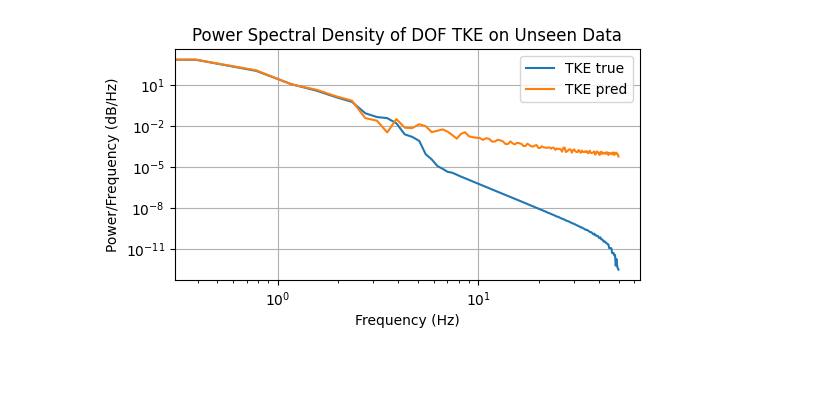
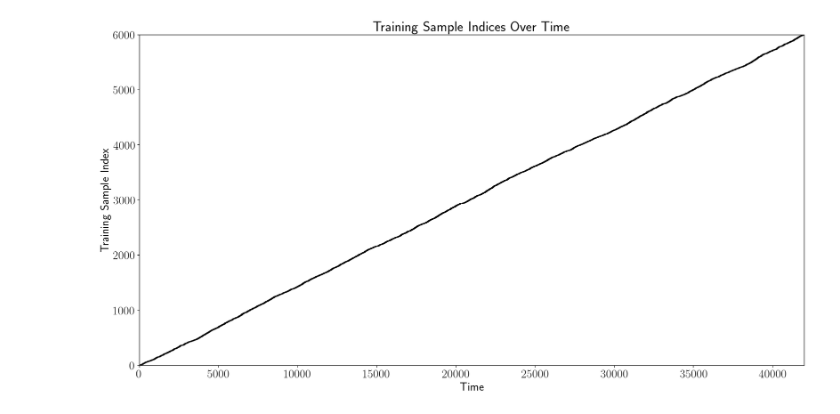
Before and after one commit to morton311/DLS_ML, a Jupyter notebook: pred_analysis.ipynb, the cells around one changed output. Saved outputs shown, nothing was run; the diff lists cells and outputs as text; code cells hidden in the pictures; blank space fills up the shorter version.

```diff
--- a/pred_analysis.ipynb
+++ b/pred_analysis.ipynb
@@ -16,7 +16,7 @@ import matplotlib.pyplot as plt
 stdout = sys.stdout
 stderr = sys.stderr
 
-config_file = 'configs/re15k.json'
+config_file = 'configs/re30k_6ktrain.json'
 with open(config_file, "r") as f:
     config = json.load(f)
 
@@ -76,8 +33,0 @@ val_indices = np.array(val_indices)[:len(predictions)]
-# %%
-with h5py.File(run.paths_bib.latent_path, 'r') as f:
-    dof = np.zeros((len(predictions),2* f['dof_u'].shape[1]), dtype=np.float32)
-    for i, idx in enumerate(val_indices):
-        # print(idx)
-        dof_u = f['dof_u'][idx:idx+1]
-        dof_v = f['dof_v'][idx:idx+1]
-        dof[i] = np.concatenate((dof_u, dof_v), axis=1)
@@ -134,18 +33,0 @@ plt.show()
-# %%
-# plot psds of TKE together using welch method
-from scipy.signal import welch
-def plot_psd(data, fs, label):
-    f, Pxx = welch(data, fs=fs)
-    plt.loglog(f, Pxx, label=label)
-fs = 100
-plt.figure(figsize=(6,3))
-plot_psd(tke_true, fs, 'TKE true')
-plot_psd(tke_pred, fs, 'TKE pred')
-plt.title('Power Spectral Density of DOF TKE on Unseen Data')
-plt.xlabel('Frequency (Hz)')
-plt.ylabel('Power/Frequency (dB/Hz)')
-plt.legend()
-plt.grid()
-plt.show()
-# %% [output]
-[figure, removed]
@@ -151,0 +36,16 @@ plt.show()
+# %%
+plt.rcParams.update({'font.size': 20})
+plt.rcParams['text.usetex'] = True
+
+plt.figure(figsize=(20, 10))
+for i in range(len(train_indices)):
+    plt.plot(range(train_indices[i], train_indices[i] + time_lag + 5 + 1), np.ones(time_lag + 5 + 1) * i, color='black', linewidth=1)
+
+plt.ylim([0, 6000])
+plt.xlim([0, 42000])
+plt.xlabel('Time')
+plt.ylabel('Training Sample Index')
+plt.title('Training Sample Indices Over Time')
+plt.show()
+# %% [output]
+[figure, added]
```
Also changed, not shown: parts of 12 cells of this notebook, 14 other files.
